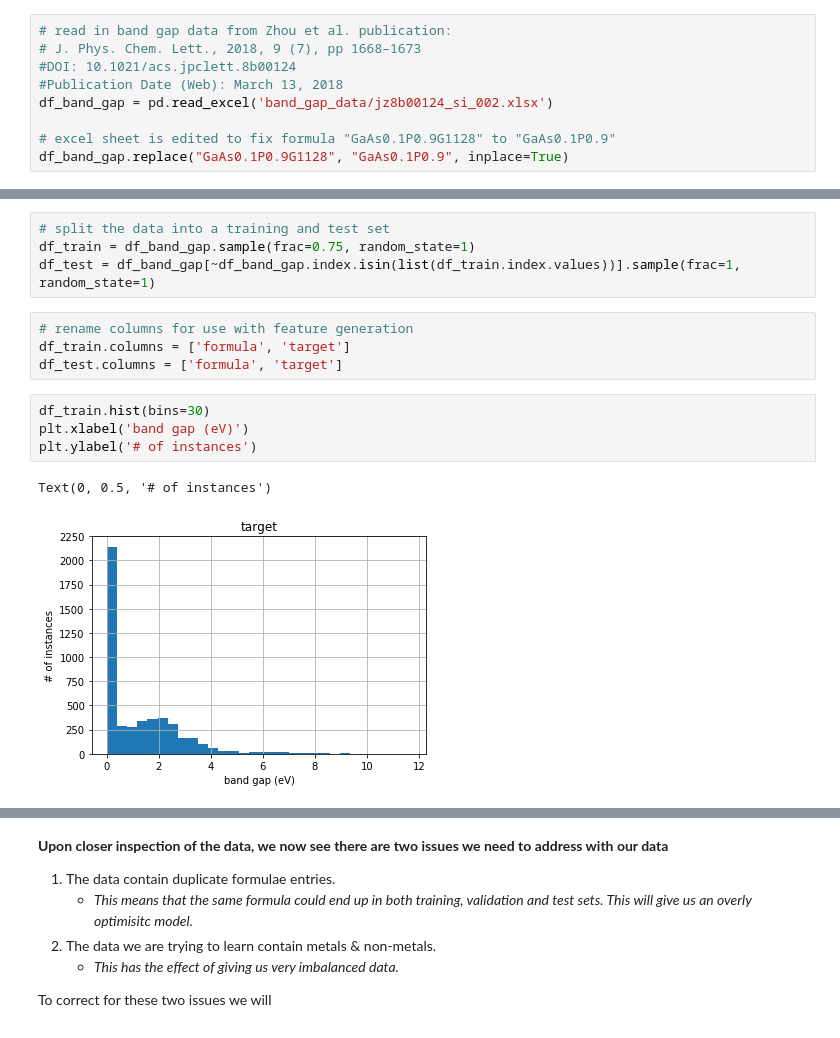
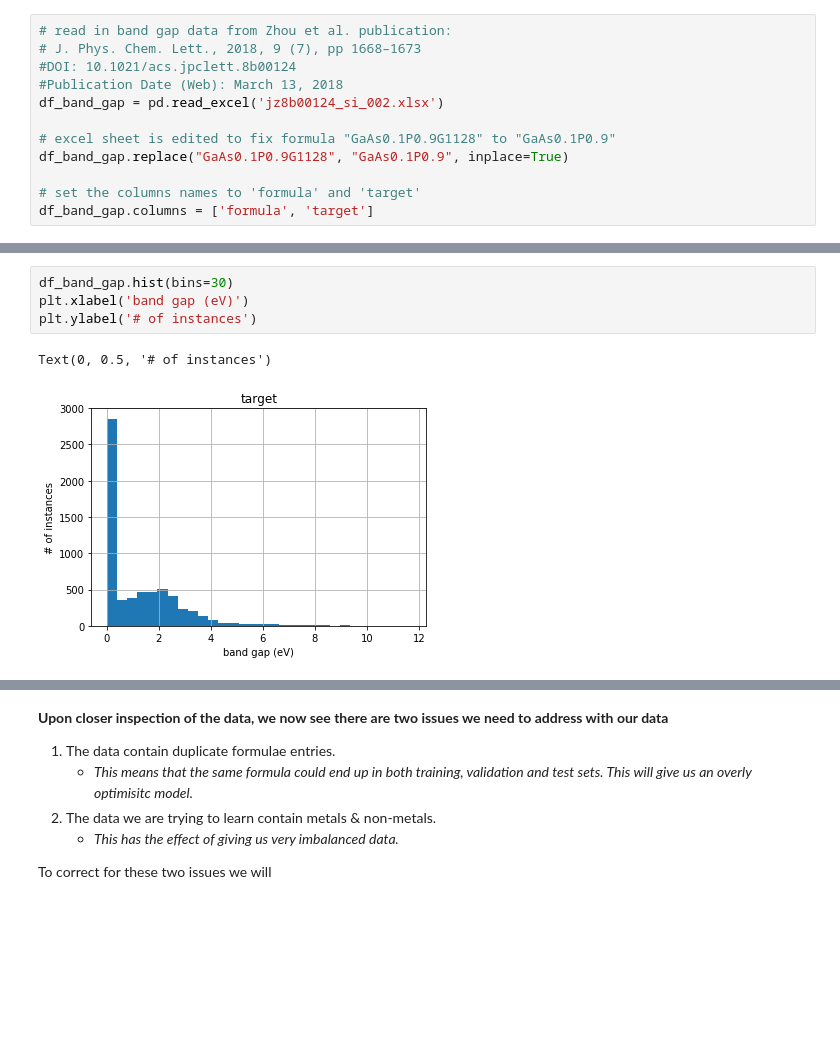
Before and after one commit to Kaaiian/UCSB_sklearn_workshop, a Jupyter notebook: band_gap_second_pass.ipynb, the cells around one changed output, grey strips where cells are left out. Cells and saved outputs as stored; diff of their text form; blank space fills up the shorter version.

```diff
--- a/band_gap_second_pass.ipynb
+++ b/band_gap_second_pass.ipynb
@@ -34,8 +35,11 @@ from sklearn.metrics import confusion_matrix, classification_report,\
 # J. Phys. Chem. Lett., 2018, 9 (7), pp 1668–1673
 #DOI: 10.1021/acs.jpclett.8b00124
 #Publication Date (Web): March 13, 2018
-df_band_gap = pd.read_excel('band_gap_data/jz8b00124_si_002.xlsx')
+df_band_gap = pd.read_excel('jz8b00124_si_002.xlsx')
 
 # excel sheet is edited to fix formula "GaAs0.1P0.9G1128" to "GaAs0.1P0.9"
 df_band_gap.replace("GaAs0.1P0.9G1128", "GaAs0.1P0.9", inplace=True)
+
+# set the columns names to 'formula' and 'target'
+df_band_gap.columns = ['formula', 'target']
 # %%
@@ -68,15 +65,7 @@ df_band_gap.shape
-# %%
-# split the data into a training and test set
-df_train = df_band_gap.sample(frac=0.75, random_state=1)
-df_test = df_band_gap[~df_band_gap.index.isin(list(df_train.index.values))].sample(frac=1, random_state=1)
-# %%
-# rename columns for use with feature generation
-df_train.columns = ['formula', 'target']
-df_test.columns = ['formula', 'target']
 # %%
-df_train.hist(bins=30)
+df_band_gap.hist(bins=30)
 plt.xlabel('band gap (eV)')
 plt.ylabel('# of instances')
 # %% [output]
 Text(0, 0.5, '# of instances')
-[figure, old version]
+[figure, new version]
```
Also changed, not shown: parts of 55 cells of this notebook, 5 other files.
